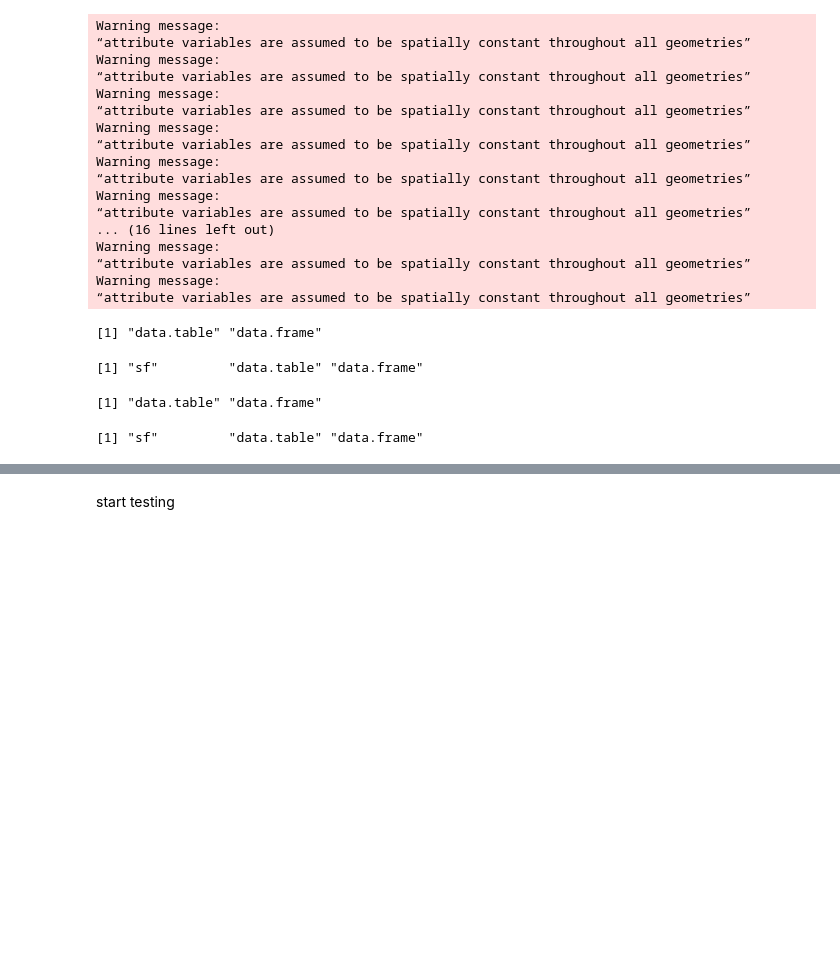
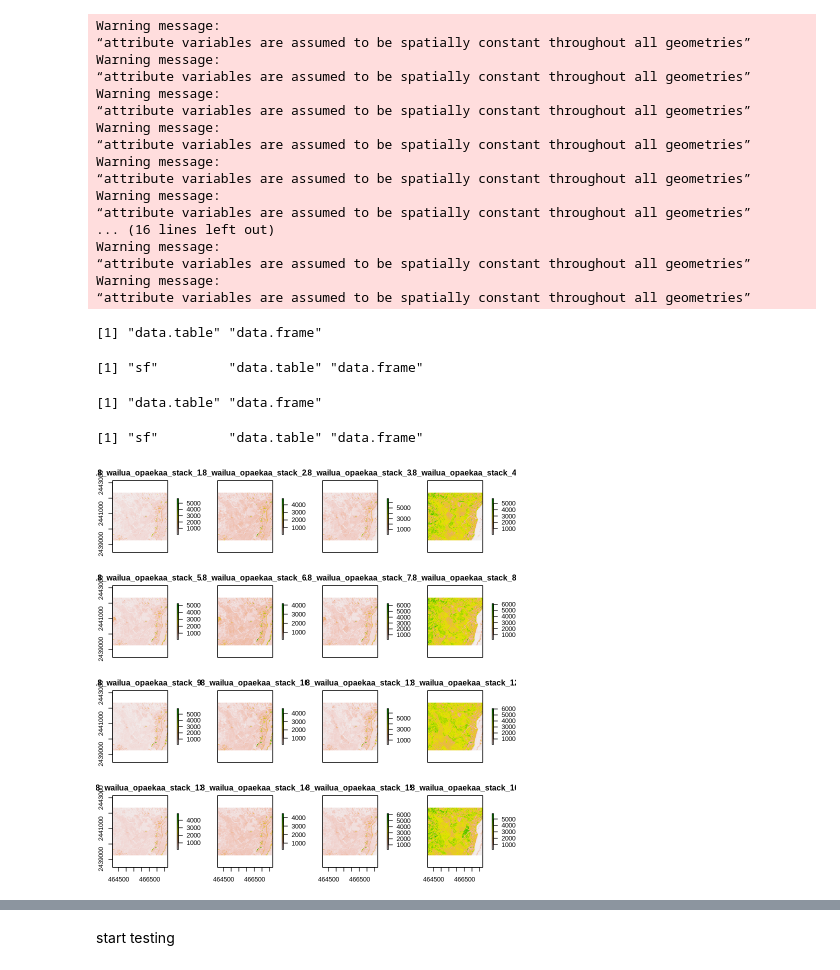
Before and after one commit to MadmanMarble/MadmanMarble, a Jupyter notebook: Untitled30.ipynb, the cells around one changed output, grey strips where cells are left out. Drawn from its saved outputs; the diff is of its cells as text; code cells hidden in the pictures; blank space fills up the shorter version.

```diff
--- a/Untitled30.ipynb
+++ b/Untitled30.ipynb
@@ -531,3 +704,7 @@ paukukalo <- stack("/content/imagery/planet/2018/utm4/2018_paukukalo_stack.tif")
 pearl_harbor <- stack("/content/imagery/planet/2018/utm4/2018_pearl_harbor_stack.tif")
 waihee <- stack("/content/imagery/planet/2018/utm4/2018_waihee_stack.tif")
 wailua_opaekaa <- stack("/content/imagery/planet/2018/utm4/2018_wailua_opaekaa_stack.tif")
+# %%
+wailua_opaekaa %>% plot
+# %% [output]
+[figure, added]
```
Also changed, not shown: parts of 23 cells of this notebook.
